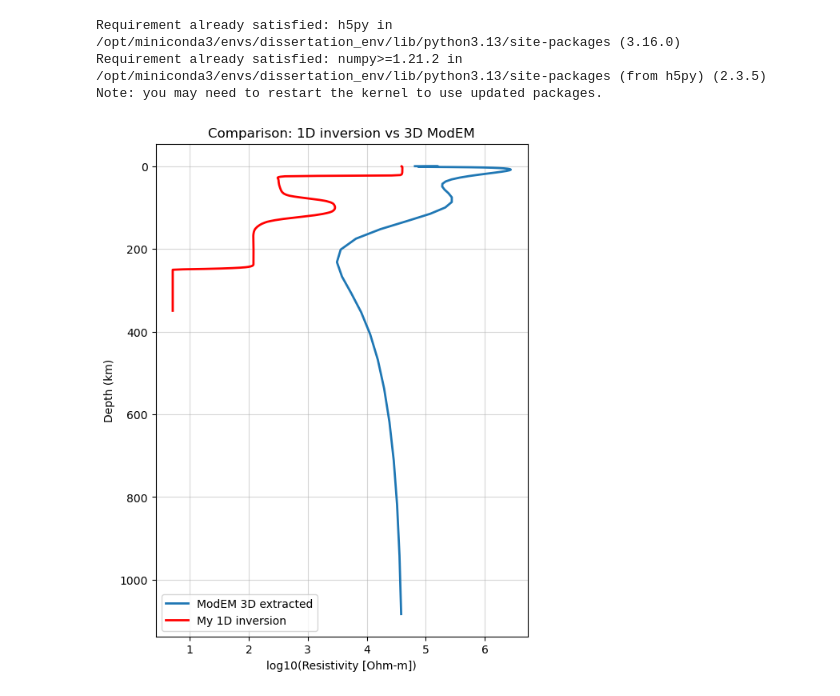
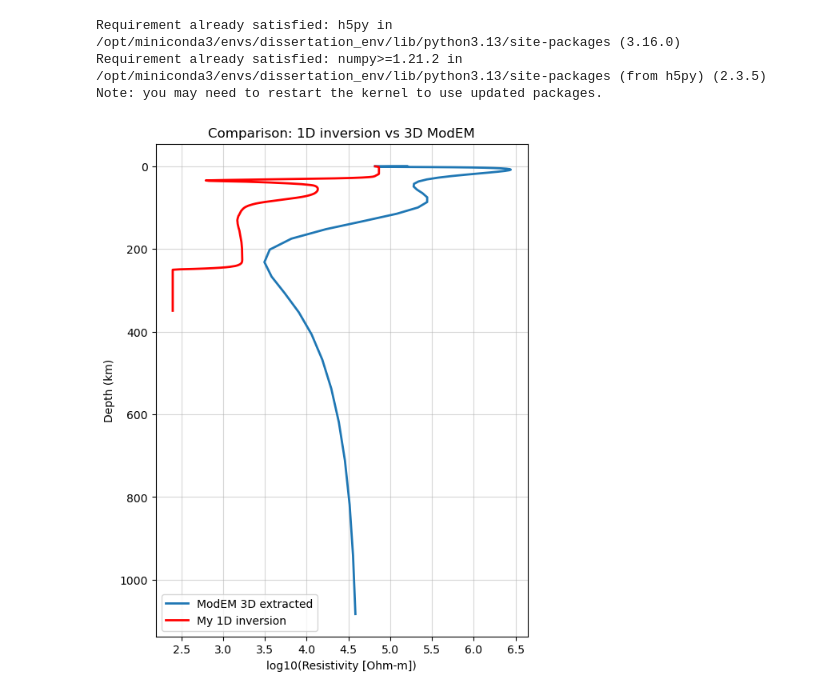
Before and after one commit to Shailo2002/Dissertation, a Jupyter notebook: 1d_data_checkup/extract_rho.ipynb, the cells around one changed output. Cells and saved outputs as stored; diff of their text form; code cells hidden in the pictures.

Commit message:
chain stat info file of station added

```diff
--- a/1d_data_checkup/extract_rho.ipynb
+++ b/1d_data_checkup/extract_rho.ipynb
@@ -1,6 +1,9 @@
 # %%
-lat = -24.34572777777778
-lon = 25.52583055555555
+lat = -24.13992222222222
+lon = 23.144805555555553
+# Station: SAMTEX.bot228.2005
+# Original: ()
+# Nearest : (-24.248, 23.294)
 # %%
 with open("../SA2022ModelsAndData/ModEM_Selected/ModEM_SA2022_Selected.dat") as f:
     for i in range(30):
@@ -61,8 +64,7 @@ Total unique stations: 241
  [-31.148  21.467]
  [-30.894  27.238]]
 # %%
-lat = -24.34572777777778
-lon = 25.52583055555555
+
 
 dist = np.sqrt((stations[:,0]-lat)**2 + (stations[:,1]-lon)**2)
 idx = np.argmin(dist)
@@ -74,0 +77,23 @@ Nearest station: -24.345 25.526
+# %%
+import pandas as pd
+import numpy as np
+
+# Load CSV
+df = pd.read_csv("output/csv/all_csv_files/selected_24_stations.csv")
+
+# Loop over each station
+for i, row in df.iterrows():
+    lat = row["Lat"]
+    lon = row["Lon"]
+    site = row["Site"]
+
+    # Distance calculation
+    dist = np.sqrt((stations[:, 0] - lat)**2 + (stations[:, 1] - lon)**2)
+    idx = np.argmin(dist)
+
+    nearest_lat, nearest_lon = stations[idx]
+
+    print(f"Station: {site}")
+    print(f"Original: ({lat}, {lon})")
+    print(f"Nearest : ({nearest_lat}, {nearest_lon})")
+    print("-" * 50)
@@ -208,38 +251,38 @@ import numpy as np
 
 # 1. Load the processed statistical information from your inversion
 # Note: Adjust the path if your .mat file is in a different folder (e.g., 'Test/')
-mat_path = "MT_TD_Chain_Stat_info.mat"
+mat_path = "../data_info_files/MT_TD_Chain_Stat_info_bot228.mat"
 
 with h5py.File(mat_path, 'r') as f:
     # In HDF5 format, the structure S is a group
     S = f['S']
 
     # Extract pmean (mean log10 resistivity) and zPlot (depth in meters)
     # Note: h5py reads arrays in transposed order (C-style vs Fortran-style)
     rho_my_log = np.array(S['pmean']).flatten()
     depth_my_m = np.array(S['zPlot']).flatten()
 
 # 2. Convert depth from meters to kilometers
 depth_my_km = depth_my_m / 1000.0
 
 # 3. Now you can run your plotting code
 import matplotlib.pyplot as plt
 
 plt.figure(figsize=(6, 8))
 
 # ModEM (converted)
 plt.plot(rho_modem_log, depth_km, label="ModEM 3D extracted", linewidth=2)
 
 # Your inversion (the mean posterior curve)
 plt.plot(rho_my_log, depth_my_km, label="My 1D inversion", color='red', linewidth=2)
 
 plt.gca().invert_yaxis()
 plt.xlabel("log10(Resistivity [Ohm-m])")
 plt.ylabel("Depth (km)")
 plt.legend()
 plt.grid(True, which="both", ls="-", alpha=0.5)
 plt.title("Comparison: 1D inversion vs 3D ModEM")
 
 plt.show()
 # %% [output]
-[figure, old version]
+[figure, new version]
```
Also changed, not shown: parts of 2 cells of this notebook, 4 other files.
